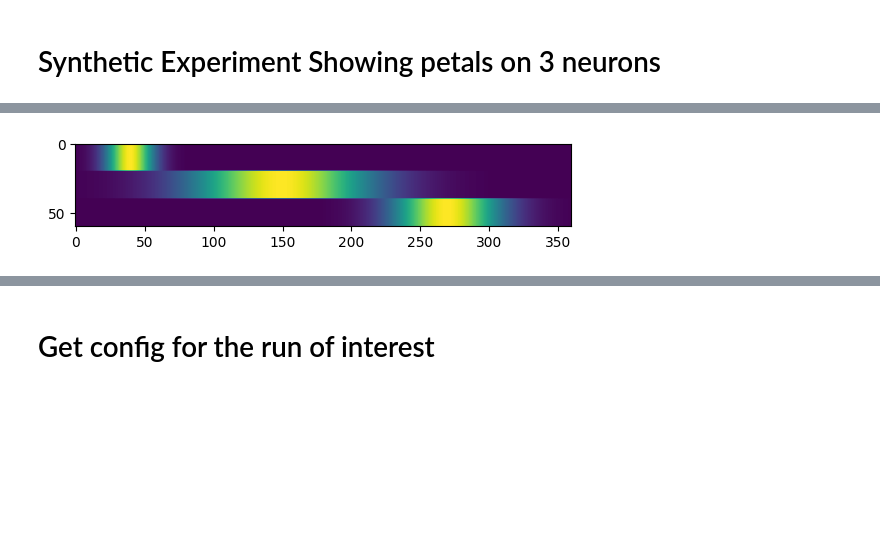
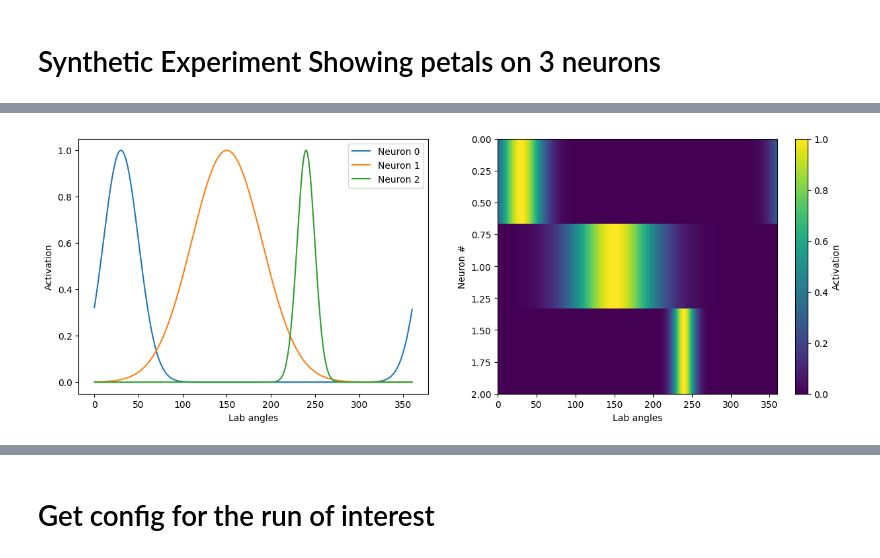
Before and after one commit to geometric-intelligence/neurometry, a Jupyter notebook: neuralgeom/notebooks/07_plot_neural_manifolds.ipynb, the cells around one changed output, grey strips where cells are left out. Cells and saved outputs as stored; diff of their text form; code cells hidden in the pictures; blank space fills up the shorter version.

```diff
--- a/neuralgeom/notebooks/07_plot_neural_manifolds.ipynb
+++ b/neuralgeom/notebooks/07_plot_neural_manifolds.ipynb
@@ -140,27 +84,46 @@ fig.savefig("notebooks/figures/synthetic_activations.svg")
-# %%
-n0 = create_bump_array(40, 80)
-n0 = np.reshape(np.repeat(n0, 20), (360, 20))
-
-
-n1 = create_bump_array(150, 300)
-n1 = np.reshape(np.repeat(n1, 20), (360, 20))
-
-n2 = create_bump_array(270, 180)
-n2 = np.reshape(np.repeat(n2, 20), (360, 20))
-
-ntot = np.hstack([n0, n1, n2])
-
-#fig, axes = plt.subplots(nrows=3, ncols=1)
-plt.imshow(ntot.T, label="Neuron 0", cmap="viridis");
-# axes[1].imshow(n1.T, label="Neuron 1", cmap="viridis")
-# axes[2].imshow(n2.T, label="Neuron 2", cmap="viridis")
-# plt.tight_layout()
-# plt.plot(np.arange(0, 360, 1), n1, c="C1", label="Neuron 1")
-# plt.plot(np.arange(0, 360, 1), n2, c="C2", label="Neuron 2")
-# plt.xlabel("Lab angles")
-# plt.ylabel("Activation")
-# plt.legend()
-fig.savefig("notebooks/figures/synthetic_activations.svg")
-# %% [output]
-[figure, removed]
+# %%
+def create_bumps_array(positions, widths, num_angles):
+
+    n_cells = len(positions)
+
+    angles = np.linspace(0, 360, num_angles)
+    place_fields = np.zeros((n_cells, num_angles))
+
+    fig = plt.figure(figsize=(15, 5))
+    ax1 = fig.add_subplot(121)
+    ax1.set_xlabel("Lab angles")
+    ax1.set_ylabel("Activation")
+
+    for cell_id in range(n_cells):
+        peak_pos = positions[cell_id]
+        bump_std = widths[cell_id]
+        bump = np.exp(-((angles - 180) ** 2) / (2 * bump_std**2))  # Gaussian bump
+        bump /= np.max(bump)
+        place_field = np.zeros(num_angles)
+        place_field += bump
+        place_field = np.roll(place_field, int((peak_pos - 180) * (num_angles / 360)))
+        place_fields[cell_id, :] = place_field
+
+        ax1.plot(angles, place_field, c=f"C{cell_id}", label=f"Neuron {cell_id}")
+
+    ax1.legend()
+
+    ax2 = fig.add_subplot(122)
+    ax2.set_xlabel("Lab angles")
+    ax2.set_ylabel("Neuron #")
+    im = ax2.imshow(
+        place_fields,
+        cmap="viridis",
+        aspect="auto",
+        interpolation="none",
+        extent=(0, 360, 2, 0),
+    )
+    plt.colorbar(im, label="Activation")
+
+    return place_fields, fig
+# %%
+place_fields, fig = create_bumps_array([30, 150, 240], [20, 40, 10], 1000)
+# fig.savefig("notebooks/figures/synthetic_activations.svg")
+# %% [output]
+[figure, added]
 # %%
```
Also changed, not shown: parts of 23 cells of this notebook, 8 other files.
